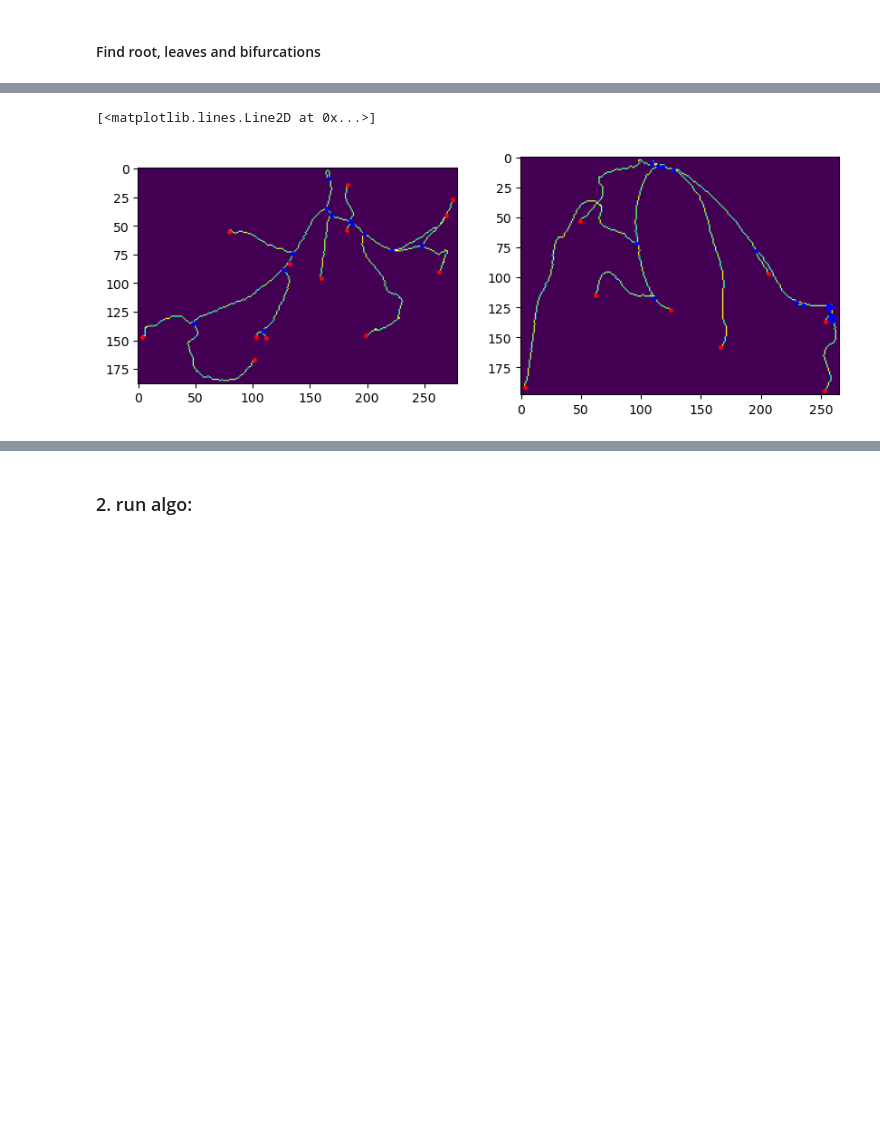
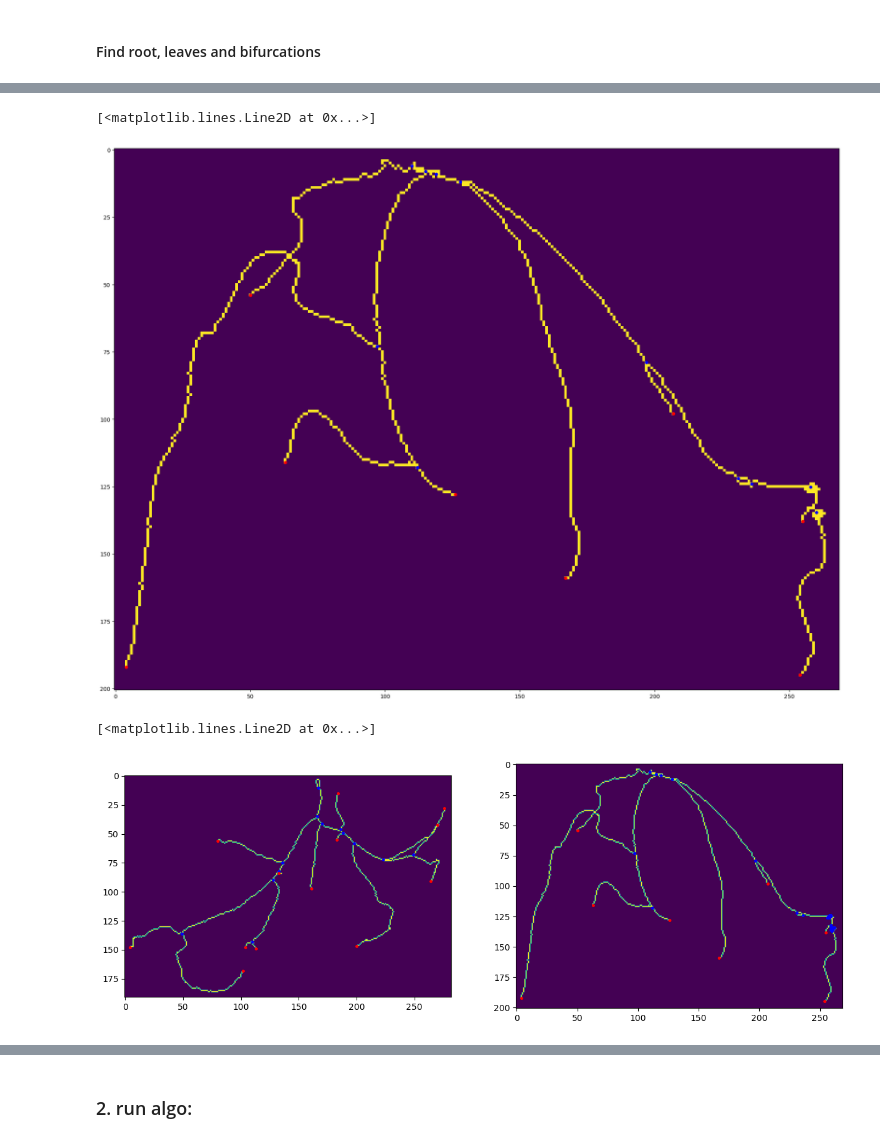
Before and after one commit to EvaBr/cardiovas, a Jupyter notebook: TMD.ipynb, the cells around one changed output, grey strips where cells are left out. Cells and saved outputs as stored; diff of their text form; code cells hidden in the pictures; blank space fills up the shorter version.

```diff
--- a/TMD.ipynb
+++ b/TMD.ipynb
@@ -192,5 +264,20 @@ leafs2 = np.stack(leaves2).T
+# %%
+plt.figure(figsize=(25,18))
+#plt.subplot(1,2,1)
+#plt.imshow(skel_base1.max(axis=2))
+#tmp = np.stack(bifur_cluster_coords1)
+#plt.plot(tmp[:,1],tmp[:,0], 'b.', markersize=5)
+#plt.plot(leafs1[1],leafs1[0], 'r.', markersize=5)
+#plt.subplot(1,2,2)
+plt.imshow(skel_base2.max(axis=2))
+tmp = np.stack(bifur_cluster_coords2)
+plt.plot(tmp[:,1],tmp[:,0], 'b.', markersize=10)
+plt.plot(leafs2[1],leafs2[0], 'r.', markersize=10)
+# %% [output]
+[<matplotlib.lines.Line2D at 0x...>]
+[figure, added]
 # %%
-plt.figure(figsize=(10,8))
+plt.figure(figsize=(15,11))
 plt.subplot(1,2,1)
 plt.imshow(skel_base1.max(axis=2))
 plt.plot(bifur1[1],bifur1[0], 'b.', markersize=5)
@@ -201,4 +288,4 @@ plt.plot(bifur2[1],bifur2[0], 'b.', markersize=5)
 plt.plot(leafs2[1],leafs2[0], 'r.', markersize=5)
 # %% [output]
 [<matplotlib.lines.Line2D at 0x...>]
-[figure, old version]
+[figure, new version]
```
Also changed, not shown: parts of 41 cells of this notebook.
